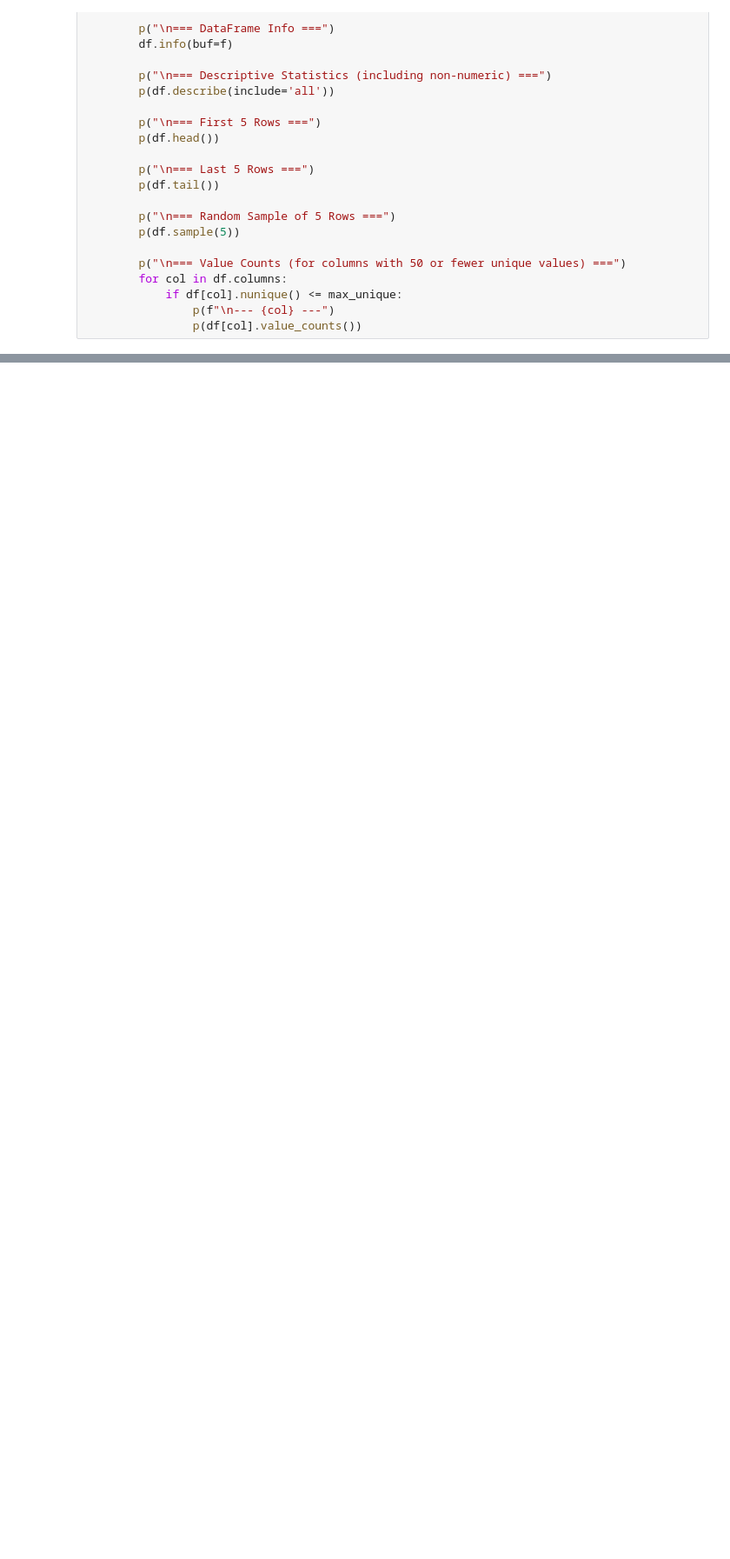
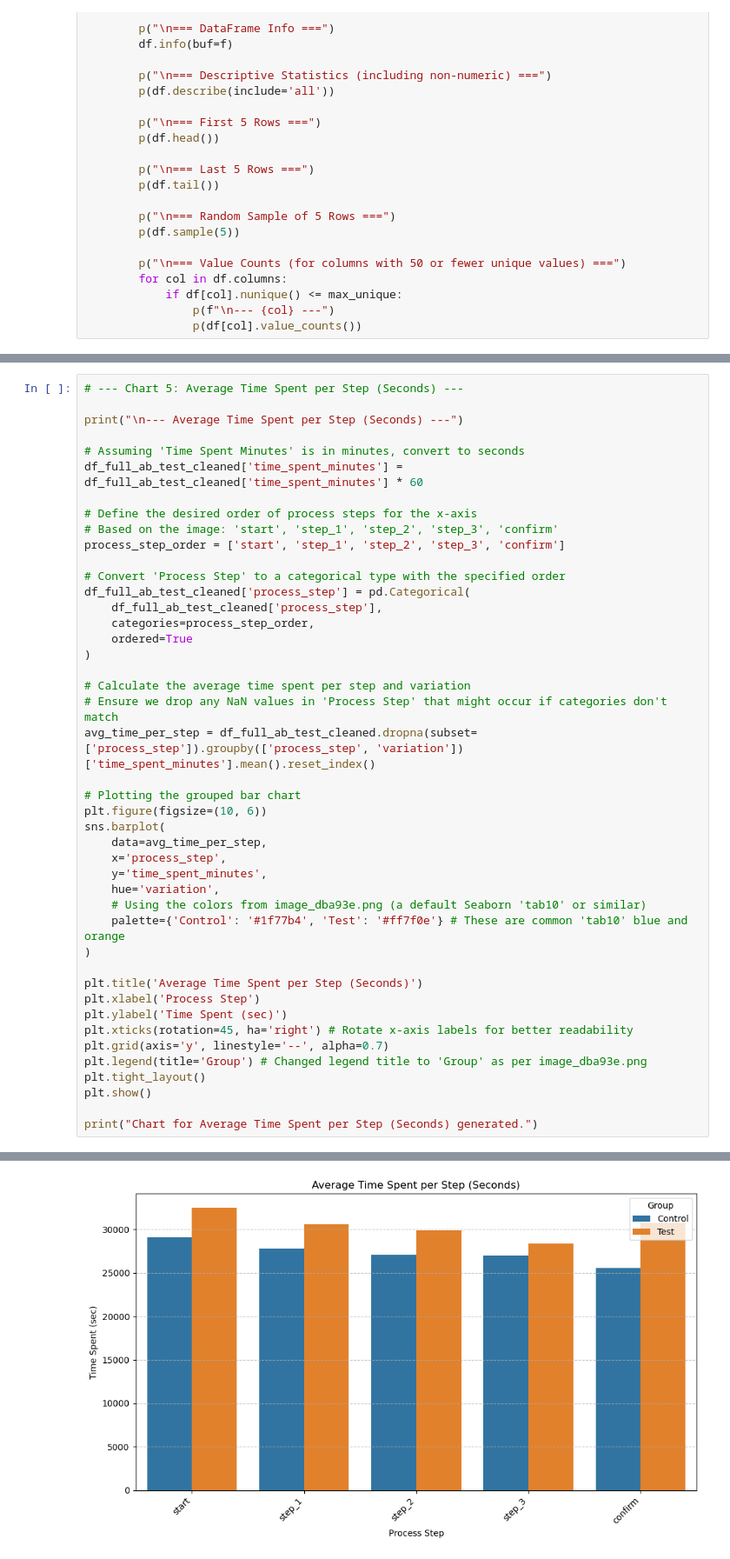
Before and after one commit to MahmoudGobran/vanguard-ab-test, a Jupyter notebook: notebooks/02_kpi_calculation_analysis.ipynb, the cells around one changed output, grey strips where cells are left out. Shown at 87% size. Drawn from its saved outputs; the diff is of its cells as text; blank space fills up the shorter version.

```diff
--- a/notebooks/02_kpi_calculation_analysis.ipynb
+++ b/notebooks/02_kpi_calculation_analysis.ipynb
@@ -312,0 +499,45 @@ quick_data_report(df_completed_steps, file_path="report_df_completed_steps.txt")
+# %%
+# --- Chart 5: Average Time Spent per Step (Seconds) ---
+
+print("\n--- Average Time Spent per Step (Seconds) ---")
+
+# Assuming 'Time Spent Minutes' is in minutes, convert to seconds
+df_full_ab_test_cleaned['time_spent_minutes'] = df_full_ab_test_cleaned['time_spent_minutes'] * 60
+
+# Define the desired order of process steps for the x-axis
+# Based on the image: 'start', 'step_1', 'step_2', 'step_3', 'confirm'
+process_step_order = ['start', 'step_1', 'step_2', 'step_3', 'confirm']
+
+# Convert 'Process Step' to a categorical type with the specified order
+df_full_ab_test_cleaned['process_step'] = pd.Categorical(
+    df_full_ab_test_cleaned['process_step'],
+    categories=process_step_order,
+    ordered=True
+)
+
+# Calculate the average time spent per step and variation
+# Ensure we drop any NaN values in 'Process Step' that might occur if categories don't match
+avg_time_per_step = df_full_ab_test_cleaned.dropna(subset=['process_step']).groupby(['process_step', 'variation'])['time_spent_minutes'].mean().reset_index()
+
+# Plotting the grouped bar chart
+plt.figure(figsize=(10, 6))
+sns.barplot(
+    data=avg_time_per_step,
+    x='process_step',
+    y='time_spent_minutes',
+    hue='variation',
+    # Using the colors from image_dba93e.png (a default Seaborn 'tab10' or similar)
+    palette={'Control': '#1f77b4', 'Test': '#ff7f0e'} # These are common 'tab10' blue and orange
+)
+
+plt.title('Average Time Spent per Step (Seconds)')
+plt.xlabel('Process Step')
+plt.ylabel('Time Spent (sec)')
+plt.xticks(rotation=45, ha='right') # Rotate x-axis labels for better readability
+plt.grid(axis='y', linestyle='--', alpha=0.7)
+plt.legend(title='Group') # Changed legend title to 'Group' as per image_dba93e.png
+plt.tight_layout()
+plt.show()
+
+print("Chart for Average Time Spent per Step (Seconds) generated.")
+# %% [output]
@@ -312,0 +545 @@ quick_data_report(df_completed_steps, file_path="report_df_completed_steps.txt")
+[figure, added]
```
Also changed, not shown: parts of 8 cells of this notebook, 2 other files.
